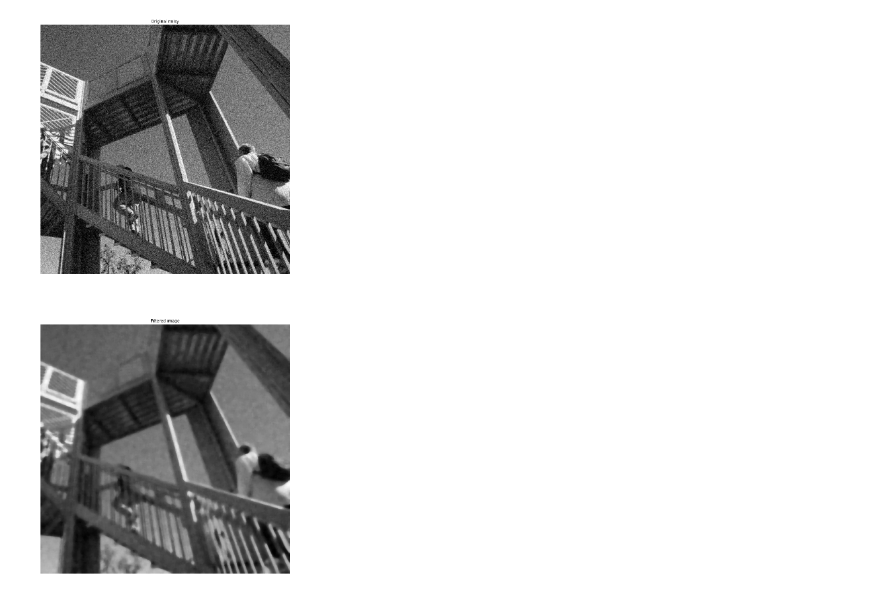
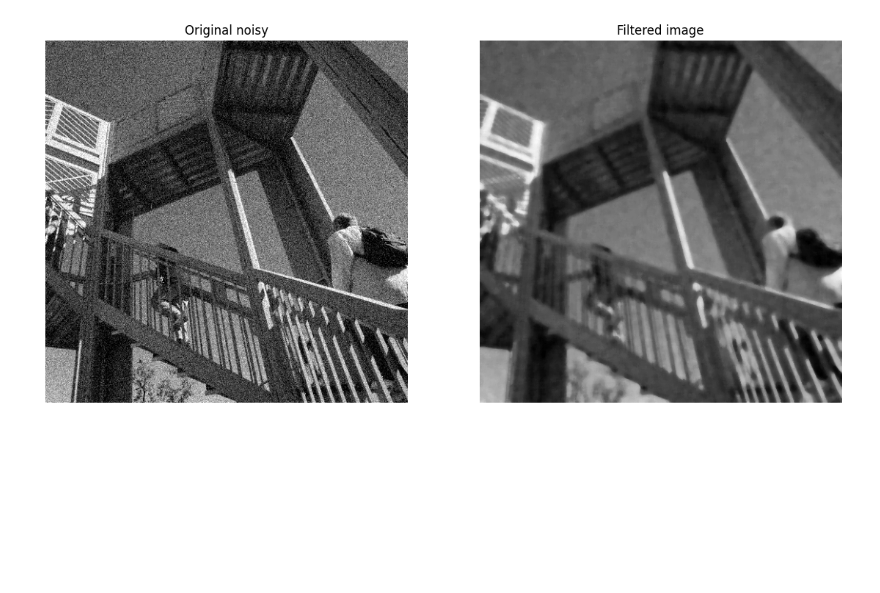
Before and after one commit to agmarrugo/computer-vision-utb, a Jupyter notebook: notebooks/lab_linear_filters.ipynb, the cells around one changed output. Saved outputs shown, nothing was run; the diff lists cells and outputs as text; code cells hidden in the pictures; blank space fills up the shorter version.

```diff
--- a/notebooks/lab_linear_filters.ipynb
+++ b/notebooks/lab_linear_filters.ipynb
@@ -10,16 +33,31 @@ In this laboratory practice you will learn the fundamentals of linear filters an
 # %%
+# Import necessary libraries
 from scipy import signal
 from scipy import misc
+from scipy import datasets
+from scipy.ndimage import gaussian_filter
 import numpy as np
 import matplotlib.pyplot as plt
 import skimage
 
+
 # Sample image
-image = np.uint8(misc.ascent())
+image = np.uint8(datasets.ascent())
 
 # Let's define a 3x3 box filter
 box_fil = np.array([[1, 1, 1],
                    [1, 1, 1],
                    [1, 1, 1]]) * 1/9
 image_filtered = signal.convolve2d(image, box_fil, boundary='symm', mode='same')
+
+# The result is the image smoothed with a Box filter
+
+# Let's define a Gaussian filter
+
+# Define the standard deviation for the Gaussian kernel
+sigma = 1
+# Apply the Gaussian filter to the image
+image_gaussian_filtered = gaussian_filter(image, sigma=sigma)
+
+# The result is the image smoothed with a Gaussian filter
 # %%
@@ -44,15 +108,14 @@ fig.show()
 # Let's add noise to the image and filter it
 
 image_noisy = skimage.util.random_noise(image, mode='gaussian', seed=None, clip=True)
-# print(image)
 
 # we convert back to uint8
-# image_noisy = np.uint8(image_noisy)
-image_noisy = skimage.img_as_ubyte(image_noisy)
+image_noisy = np.uint8(image_noisy * 255)
 
+# Let's filter the image
 image_filtered = signal.convolve2d(image_noisy, box_fil, boundary='symm', mode='same')
 
-fig, (ax_orig, ax_mag) = plt.subplots(2, 1, figsize=(20, 30))
+fig, (ax_orig, ax_mag) = plt.subplots(1, 2, figsize=(14, 21))
 ax_orig.imshow(image_noisy, cmap='gray')
 ax_orig.set_title('Original noisy')
 ax_orig.set_axis_off()
@@ -71,17 +190,17 @@ dtype('int64')
 # %%
 # Let's try other types of filters
 
 from skimage.morphology import disk
 
 med = skimage.filters.median(image_noisy, disk(5))
 
-fig, (ax_orig, ax_mag) = plt.subplots(2, 1, figsize=(20, 30))
+fig, (ax_orig, ax_mag) = plt.subplots(1, 2, figsize=(14, 21))
 ax_orig.imshow(image_noisy, cmap='gray')
 ax_orig.set_title('Original noisy')
 ax_orig.set_axis_off()
 ax_mag.imshow(med, cmap='gray')
 ax_mag.set_title('Filtered image')
 ax_mag.set_axis_off()
 fig.show()
 # %% [output]
-[figure, old version]
+[figure, new version]
```
Also changed, not shown: parts of 11 cells of this notebook.
